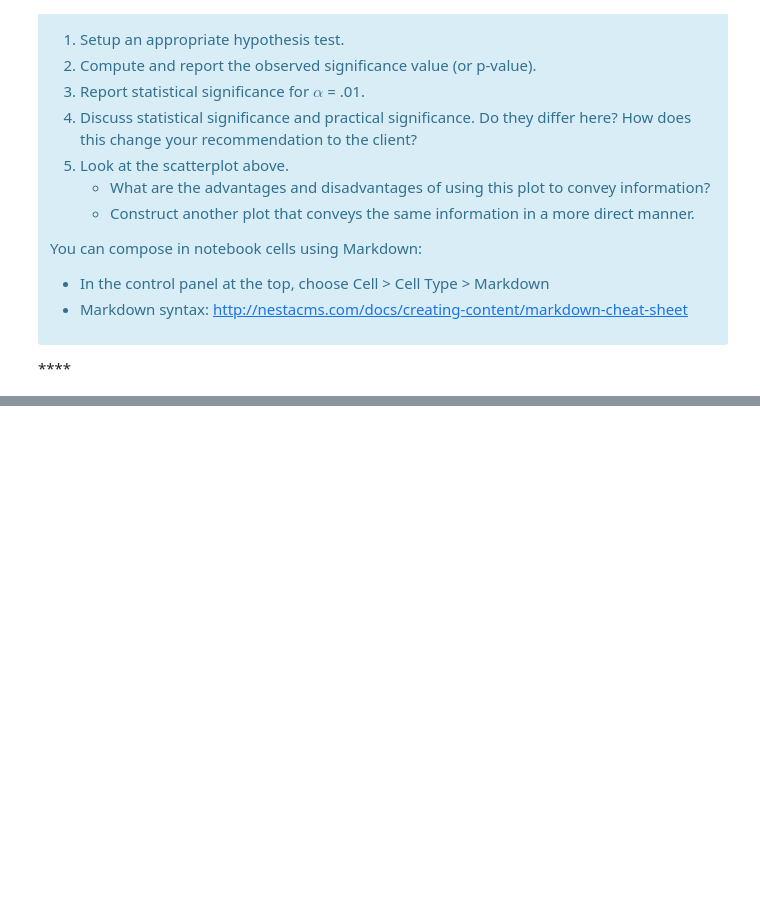
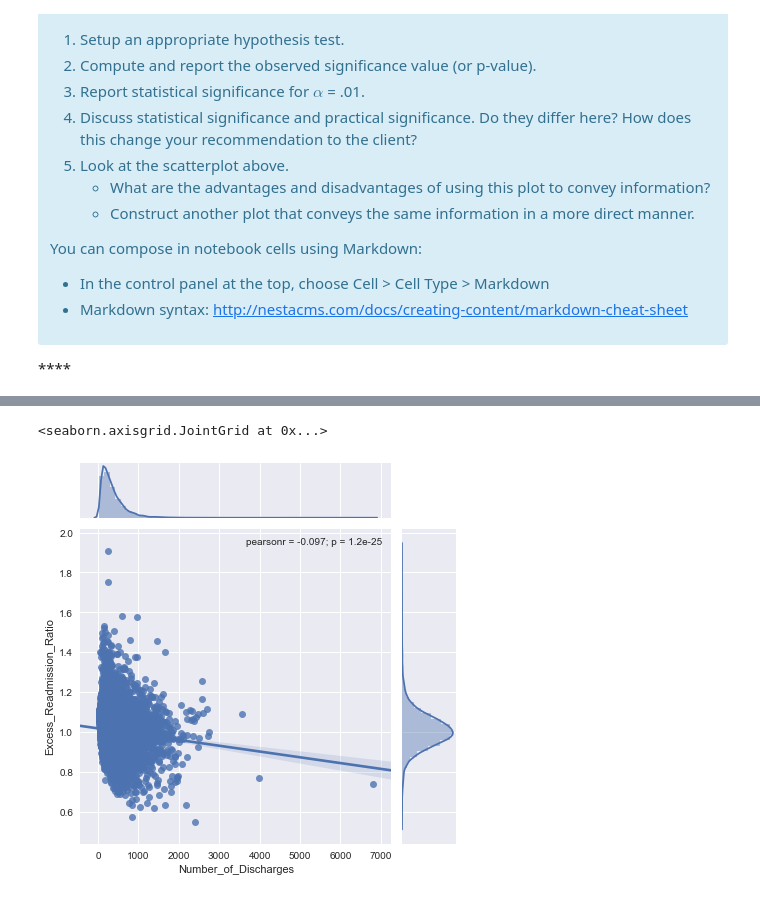
Before and after one commit to hnamzian/Springboard, a Jupyter notebook: Statistics/Statistics3-hospital_readmit/sliderule_dsi_inferential_statistics_exercise_3.ipynb, the cells around one changed output, grey strips where cells are left out. Cells and saved outputs as stored; diff of their text form; code cells hidden in the pictures; blank space fills up the shorter version.

Commit message:
readnission hospitals excesize

```diff
--- a/Statistics/Statistics3-hospital_readmit/sliderule_dsi_inferential_statistics_exercise_3.ipynb
+++ b/Statistics/Statistics3-hospital_readmit/sliderule_dsi_inferential_statistics_exercise_3.ipynb
@@ -139,0 +122,9 @@ clean_hospital_read_df.groupby(clean_hospital_read_df['Number of Discharges']//1
+# %%
+clean_hospital_read_df.rename(columns={'Excess Readmission Ratio':'Excess_Readmission_Ratio'}, inplace=True)
+clean_hospital_read_df.rename(columns={'Number of Discharges':'Number_of_Discharges'}, inplace=True)
+# %%
+sns.jointplot(x='Number_of_Discharges', y='Excess_Readmission_Ratio',
+              data=clean_hospital_read_df, kind='reg')
+# %% [output]
+<seaborn.axisgrid.JointGrid at 0x...>
+[figure, added]
```
Also changed, not shown: parts of 14 cells of this notebook, 2 other files.
